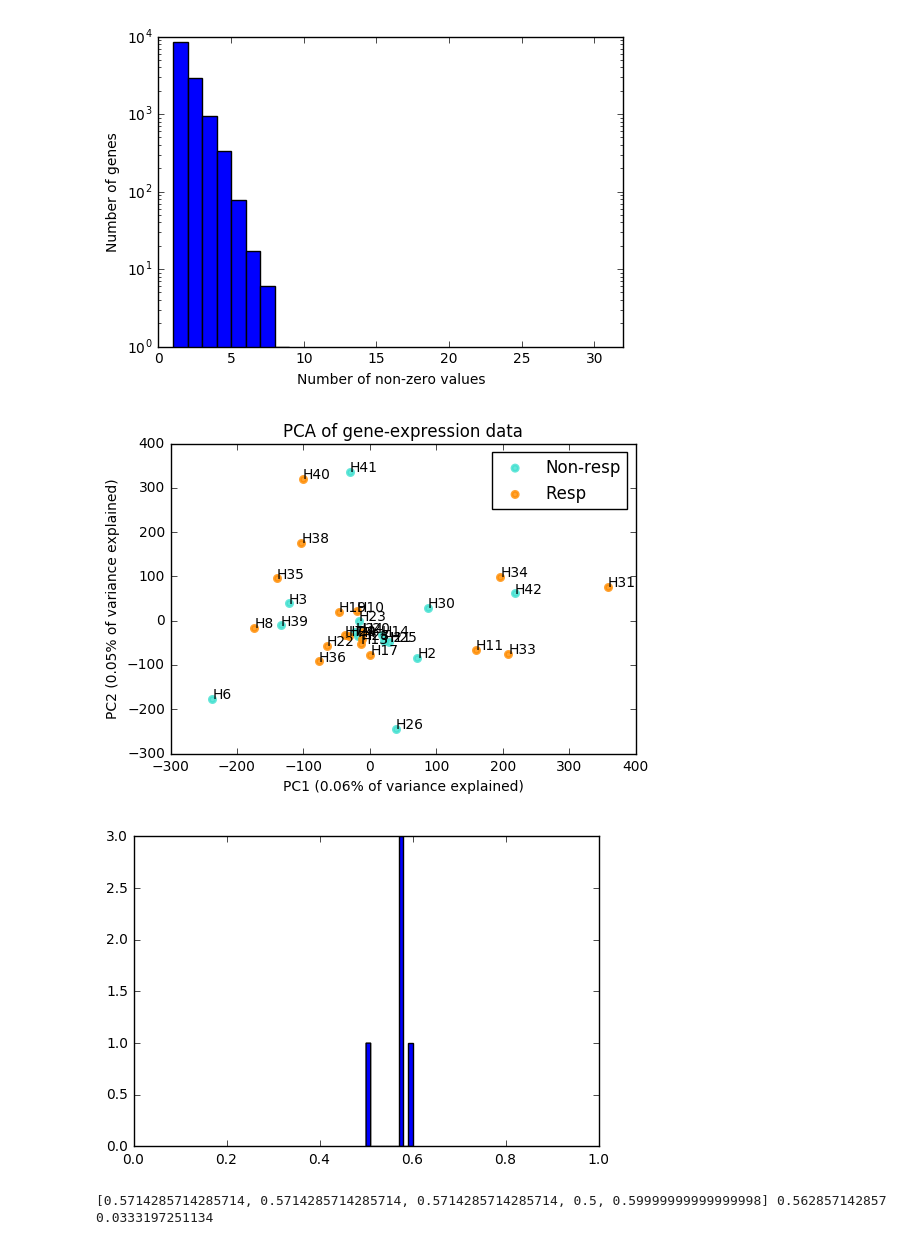
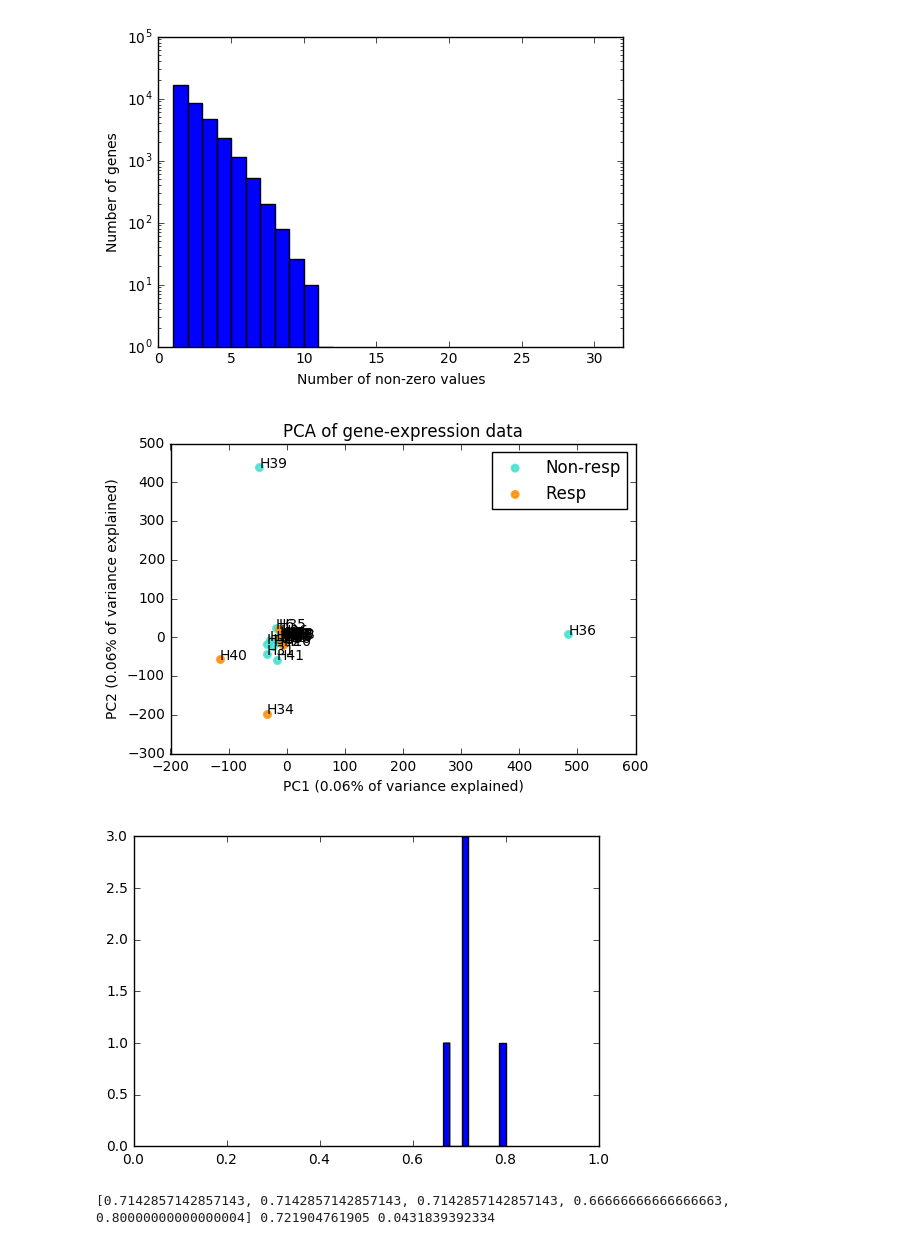
Before and after one commit to NDeNeuter/hepb_genexp, a Jupyter notebook: RNAseq_ML.ipynb, the cells around one changed output. Cells and saved outputs as stored; diff of their text form; code cells hidden in the pictures.

Commit message:
Updated ML pipeline notebook
Improved classification by using a different elisa threshold and expanded analysis by showing feature importances.
Also added more plots and interim displays of data.

```diff
--- a/RNAseq_ML.ipynb
+++ b/RNAseq_ML.ipynb
@@ -15,9 +16,10 @@ from sklearn.ensemble import RandomForestClassifier
 # %%
 #main_data_dir = sys.argv[1]
 main_data_dir = "/Users/nicolasdeneuter/Bestanden/PhD/Projects/GOA/RNAseq/readcounts/ML_pipeline"
-resp_dict = make_responders_dict()
+resp_dict = make_responders_dict(threshold = 100)
 subdirmap = {}
-fold_change = 3
+fold_change = 7
+padj_threshold = 0.1
 
 # for each subdir in the main directory, find result files (each contrast has a different result file)
 for x in os.walk(main_data_dir):
@@ -32,18 +34,25 @@ for x in os.walk(main_data_dir):
         volunteer = data_file.split('/')[-2]
         contrast = data_file.split('/')[-1].replace('.txt','').replace('results_','')
         resp = resp_dict[volunteer]
-        # skip day 3 vs 7 contrast because it's the difference of the other contrasts
-        if contrast == '3_7':
-            continue
+
+        ## skip day 3 vs 7 contrast because it's the difference of the other contrasts
+        #if contrast == '3_7':
+        #    continue
+
         # read in and format data
         diff_gene_table = pd.read_csv(data_file).set_index('Unnamed: 0')
+
+        # filter genes by fold change
         diff_gene_table = diff_gene_table[(diff_gene_table['log2FoldChange'] > fold_change)|\
                                               (diff_gene_table['log2FoldChange'] < -fold_change)]
-        # use diff_gene_tabel['padj'] < 0.1 for sig genes
+
+        ## filter genes by adjusted p-value
+        #diff_gene_table = diff_gene_table[diff_gene_table['padj'] <= padj_threshold]
+
         gene_folds = diff_gene_table.transpose().loc[['log2FoldChange']]
         gene_folds = gene_folds.rename(index={'log2FoldChange': '{}'.format(volunteer)},
                                        columns={name: '{}_{}'.format(name, contrast) for name in gene_folds.columns})
         gene_folds.columns.name = 'volunteer_resp'
-        gene_col_names = [x for x in gene_folds.columns if 'gene' in x]
-        gene_folds = gene_folds[gene_col_names]
+        gene_folds = gene_folds[[x for x in gene_folds.columns if 'gene' in x]]
         subdirmap.setdefault(volunteer, []).append(gene_folds)
+        display.display(gene_folds)
@@ -88,18 +156,21 @@ y = total_gene_fold['response']
 # %%
 nonzerovalues = {column: np.count_nonzero(X[column]) for column in X.columns}
 # %%
+for key, value in nonzerovalues.items():
+    if value == 0:
+        display.display(key, X[key])
+        break
+
 # plot histogram of how many non-zero values the features contain
 plt.hist(list(nonzerovalues.values()), bins = range(len(X)))
 plt.ylabel('Number of genes')
 plt.yscale('log')
 plt.xlabel('Number of non-zero values')
 plt.xlim(0, len(X))
 plt.show()
 # %% [output]
-[figure, old version]
+[figure, new version]
 # %%
-# remove genes with only 1 non-zero value
-
 pca = PCA(n_components = 2)
 X_r = pd.DataFrame(pca.fit(X).transform(X), index = X.index)
 
@@ -117,26 +188,31 @@ for i, txt in enumerate(label):
     plt.annotate('H'+str(int(txt)), (X_r[0][i],X_r[1][i]))
 plt.show()
 # %% [output]
-[figure, old version]
+[figure, new version]
 # %%
-accuracies = []
-skf = StratifiedKFold(n_splits=5)
+features = []
+with warnings.catch_warnings():
+    warnings.simplefilter("ignore")
 
-for train_index, test_index in skf.split(X, y):
-    X_train = X.iloc[train_index]
-    X_test = X.iloc[test_index]
-    y_train = y[train_index]
-    y_test = y[test_index]
-    rfc = RandomForestClassifier(n_estimators = 300, n_jobs=-1, random_state=0)
-    rfc.fit(X_train, y_train)
-    accuracies.append(rfc.score(X_test, y_test))
+    accuracies = []
+    skf = StratifiedKFold(n_splits=5)
 
-plt.figure()
-plt.hist(accuracies)
-plt.xlim(0, 1)
-plt.show()
+    rfc = RandomForestClassifier(n_estimators = 100, n_jobs=-1, random_state=0)
 
-print(accuracies, np.mean(accuracies), np.std(accuracies))
+    for train_index, test_index in skf.split(X, y):
+        X_train = X.iloc[train_index].values
+        X_test = X.iloc[test_index].values
+        y_train = y[train_index].values
+        y_test = y[test_index].values
+        rfc.fit(X_train, y_train)
+        accuracies.append(rfc.score(X_test, y_test))
+        features.append(rfc.feature_importances_)
+    plt.figure()
+    plt.hist(accuracies)
+    plt.xlim(0, 1)
+    plt.show()
+
+    print(accuracies, np.mean(accuracies), np.std(accuracies))
 # %% [output]
-[figure, old version]
+[figure, new version]
-[0.5714285714285714, 0.5714285714285714, 0.5714285714285714, 0.5, 0.59999999999999998] 0.562857142857 0.0333197251134
+[0.7142857142857143, 0.7142857142857143, 0.7142857142857143, 0.66666666666666663, 0.80000000000000004] 0.721904761905 0.0431839392334
```
Also changed, not shown: parts of 6 cells of this notebook.
